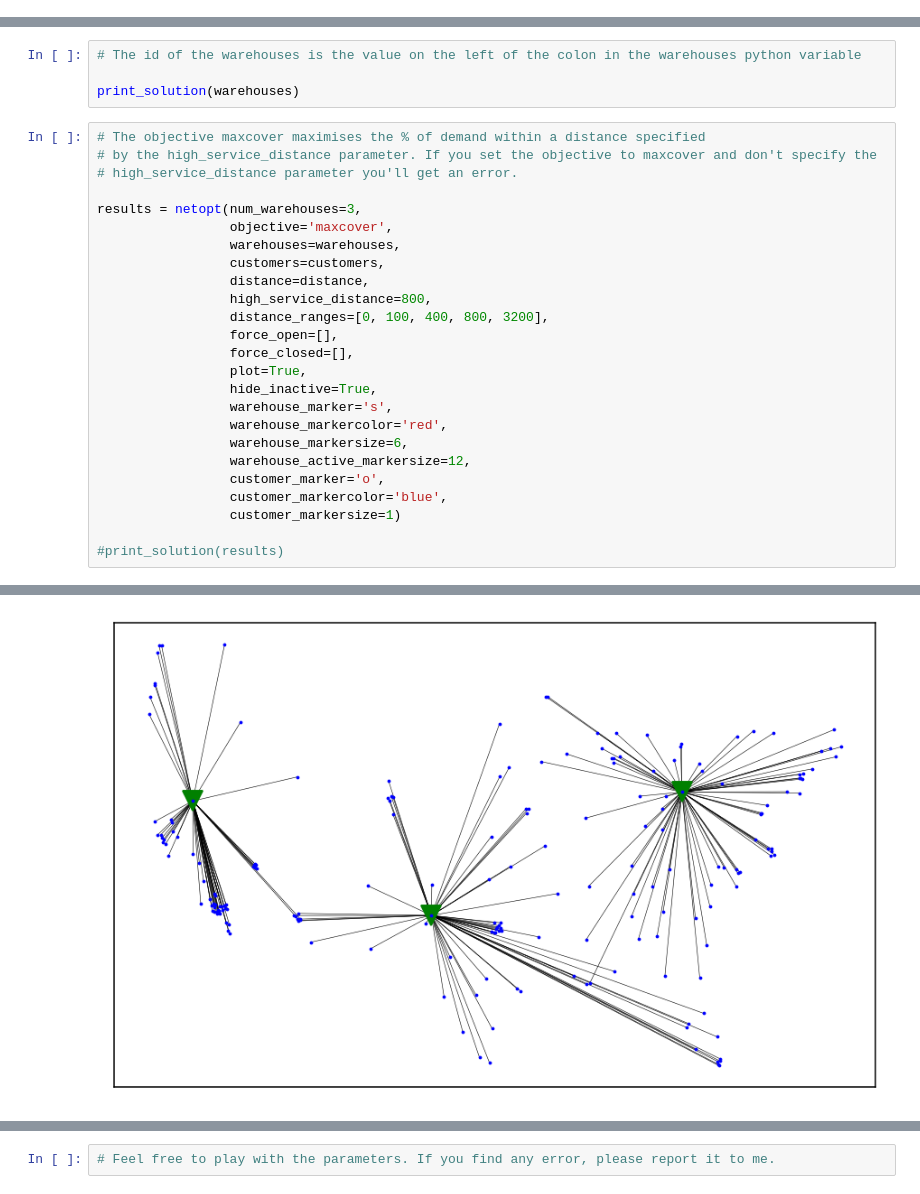
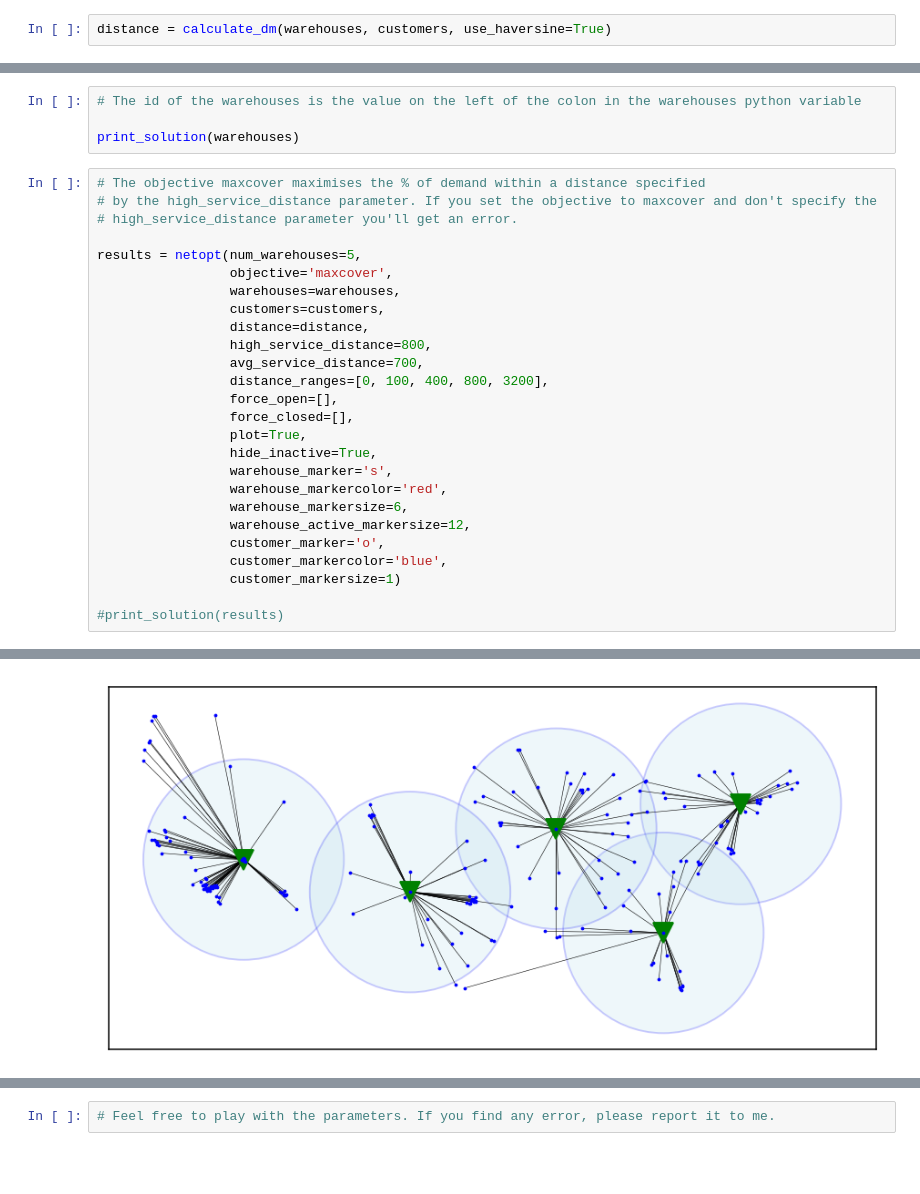
Before and after one commit to ropinotex/network_optimization, a Jupyter notebook: WarehouseNetworkOptimization.ipynb, the cells around one changed output, grey strips where cells are left out. Saved outputs shown, nothing was run; the diff lists cells and outputs as text; blank space fills up the shorter version.

```diff
--- a/WarehouseNetworkOptimization.ipynb
+++ b/WarehouseNetworkOptimization.ipynb
@@ -8,3 +15,5 @@ from data.scenario_1 import warehouses, customers, distance
+# %%
+distance = calculate_dm(warehouses, customers, use_haversine=True)
 # %%
 # Plot the data
 # You can control the colors and shapes in the plot using the following parameters (also in the netopt function):
@@ -157,12 +203,13 @@ print_solution(warehouses)
 # by the high_service_distance parameter. If you set the objective to maxcover and don't specify the
 # high_service_distance parameter you'll get an error.
 
-results = netopt(num_warehouses=3,
+results = netopt(num_warehouses=5,
                  objective='maxcover',
                  warehouses=warehouses,
                  customers=customers,
                  distance=distance,
                  high_service_distance=800,
+                 avg_service_distance=700,
                  distance_ranges=[0, 100, 400, 800, 3200],
                  force_open=[],
                  force_closed=[],
@@ -200,4 +245,4 @@ Average customers distance (no weights): 513.235
-[figure, old version]
+[figure, new version]
 # %%
 # To limit the effect of random allocations of customers not contributing to the maxcover objective
 # you can set the avg_service_distance in order to limit the avg weighted distance.
```
Also changed, not shown: parts of 15 cells of this notebook, 4 other files.
